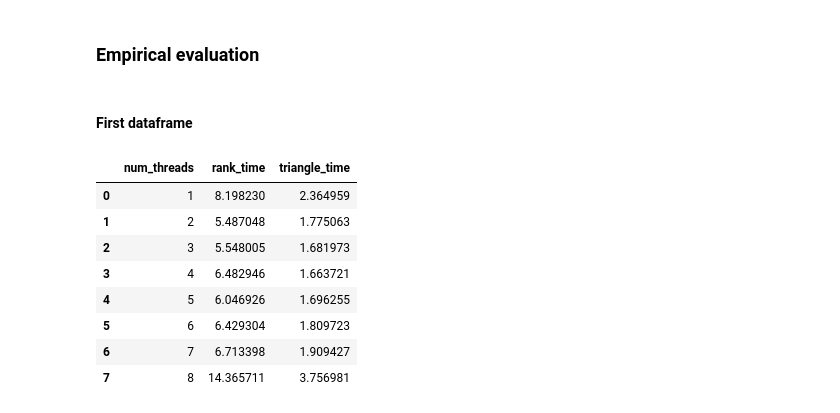
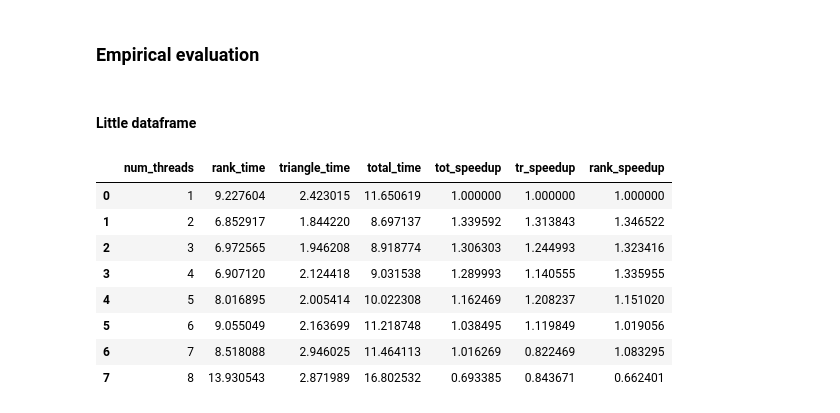
Before and after one commit to MrCosta57/lwmd_projects, a Jupyter notebook: graphical_eval.ipynb, the cells around one changed output. Saved outputs shown, nothing was run; the diff lists cells and outputs as text; code cells hidden in the pictures.

```diff
--- a/graphical_eval.ipynb
+++ b/graphical_eval.ipynb
@@ -96,17 +96,7 @@ def plot_alg(df: pd.DataFrame):
     plt.legend(loc='center left', bbox_to_anchor=(1, 0.5), prop={'size': 8})
     plt.show()
 # %% [markdown]
-#### First dataframe
+#### Little dataframe
 # %%
 df_little=df_little.groupby("num_threads").mean().reset_index()
-df_little[["num_threads", "rank_time", "triangle_time"]]
+compute_speedup(df_little)
-# %% [output]
-|  | num_threads | rank_time | triangle_time |
-| 0 | 1 | 8.198230 | 2.364959 |
-| 1 | 2 | 5.487048 | 1.775063 |
-| 2 | 3 | 5.548005 | 1.681973 |
-| 3 | 4 | 6.482946 | 1.663721 |
-| 4 | 5 | 6.046926 | 1.696255 |
-| 5 | 6 | 6.429304 | 1.809723 |
-| 6 | 7 | 6.713398 | 1.909427 |
-| 7 | 8 | 14.365711 | 3.756981 |
@@ -115,3 +103,15 @@ compute_speedup(df_little)
+# %%
+df_little.drop(columns=["n_nodes","n_edges","density"])
+# %% [output]
+|  | num_threads | rank_time | triangle_time | total_time | tot_speedup | tr_speedup | rank_speedup |
+| 0 | 1 | 9.227604 | 2.423015 | 11.650619 | 1.000000 | 1.000000 | 1.000000 |
+| 1 | 2 | 6.852917 | 1.844220 | 8.697137 | 1.339592 | 1.313843 | 1.346522 |
+| 2 | 3 | 6.972565 | 1.946208 | 8.918774 | 1.306303 | 1.244993 | 1.323416 |
+| 3 | 4 | 6.907120 | 2.124418 | 9.031538 | 1.289993 | 1.140555 | 1.335955 |
+| 4 | 5 | 8.016895 | 2.005414 | 10.022308 | 1.162469 | 1.208237 | 1.151020 |
+| 5 | 6 | 9.055049 | 2.163699 | 11.218748 | 1.038495 | 1.119849 | 1.019056 |
+| 6 | 7 | 8.518088 | 2.946025 | 11.464113 | 1.016269 | 0.822469 | 1.083295 |
+| 7 | 8 | 13.930543 | 2.871989 | 16.802532 | 0.693385 | 0.843671 | 0.662401 |
 # %%
 plot_alg(df_little)
 # %% [output]
```
Also changed, not shown: parts of 19 cells of this notebook, 10 other files.
